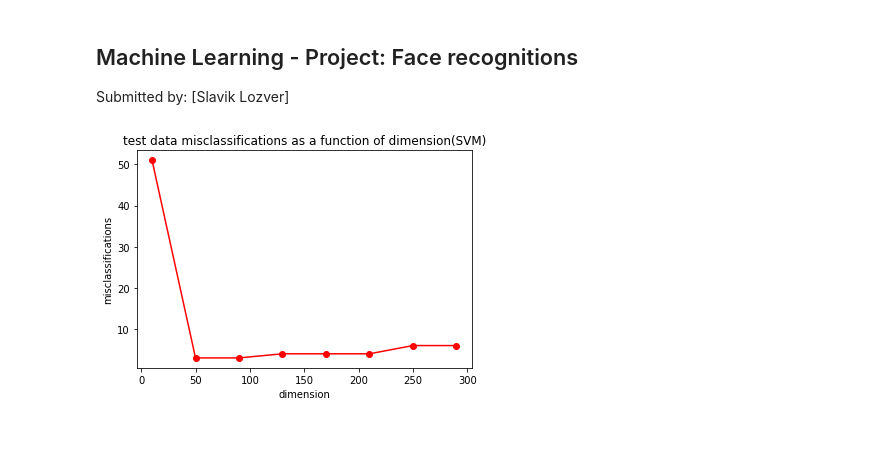
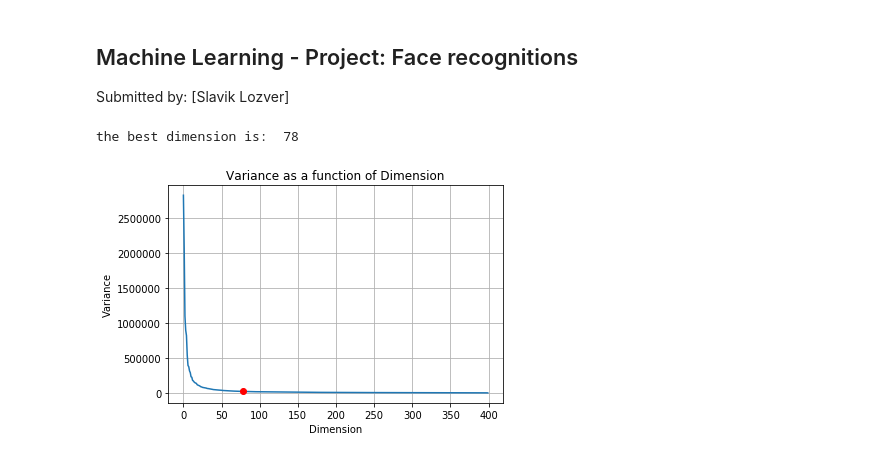
Before and after one commit to Slavik7/Face-Recognition, a Jupyter notebook: Face_Recognition_project.ipynb, the cells around one changed output. Saved outputs shown, nothing was run; the diff lists cells and outputs as text; code cells hidden in the pictures.

```diff
--- a/Face_Recognition_project.ipynb
+++ b/Face_Recognition_project.ipynb
@@ -48,30 +67,43 @@ def face_rec_svm(X,y, n_comp):
     y_pred = sv.predict(X_tst_pca)
 
     return y_pred, y_tst, X_tst, eigenfaces
-# %%
-X,y = read_image() #reading the data
-
-def find_best_dimension(X,y):  # to find the best dimension for the data
-    max = 300
-    d_arr = np.arange(10,300,40)  # diffrent dimensions to test
-    miss_arr = np.zeros(len(d_arr))
-    for i in range(len(d_arr)):
-        y_pred, y_tst, X_tst,e_f =face_rec_svm(X,y,d_arr[i])
-        miss=0
-        for j in range(len(y_tst)):   # counting how mush faces was misclassified
-            if (y_pred[j]!=y_tst[j]):
-                miss+=1
-        miss_arr[i]=miss
-
-    min_ind =np.argmin(miss_arr)   #the min miss is the best
-    plt.plot(d_arr, miss_arr, '-or' )  # polting the misclassification and the dimension
-    plt.title("test data misclassifications as a function of dimension(SVM)")
-    plt.xlabel("dimension")
-    plt.ylabel("misclassifications")
-    plt.show()
-    return d_arr[min_ind]
-
-
-min_d =find_best_dimension(X,y)
-# %% [output]
-[figure, removed]
+# %%
+def find_best_d(X):
+    pca = PCA(n_components = 401, whiten=True) # reducing the dimension with the pca algorithm
+    X_pca = pca.fit_transform(X)
+    var_arr = pca.explained_variance_  #variance array
+    best_d=0;
+    for i in range (len(var_arr)-1):
+        if(var_arr[i] < var_arr[i+1]*1.005):  #the next variance is only 0.005% bigger then the current
+            break;
+    best_d=i+1
+    print("the best dimension is: ", best_d) #ploting the variance graph
+    plt.plot(var_arr)
+    plt.plot(best_d,var_arr[best_d], 'or')
+    plt.title("Variance as a function of Dimension")
+    plt.ylabel('Variance')
+    plt.xlabel('Dimension')
+    plt.grid()
+    plt.show()
+    return best_d
+# %%
+X,y = read_image() #reading the data
+
+def mis_count_svm(X,y, min_d,): #countin the misclassifications
+    r,comp =X.shape
+    dim = [2, min_d ,300]
+    mis = np.zeros(3) # count the missclassifications
+
+    for i in range(3):
+        d=dim[i]
+        c, gamma = find_best_para(X,y,d,0)   # finding the best c, and gamma for current dimension
+        y_pred, y_tst, X_tst, eigenfaces= face_rec_svm(X,y,d, gamma, c)
+        for j in range(len(y_tst)):
+            if (y_pred[j]!=y_tst[j]):
+                mis[i]+=1
+        print("dimension: ", d)
+        print("misclassifications: ", mis[i])
+min_d=find_best_d(X)
+# %% [output]
+the best dimension is:  78
+[figure, added]
```
Also changed, not shown: parts of 11 cells of this notebook.
